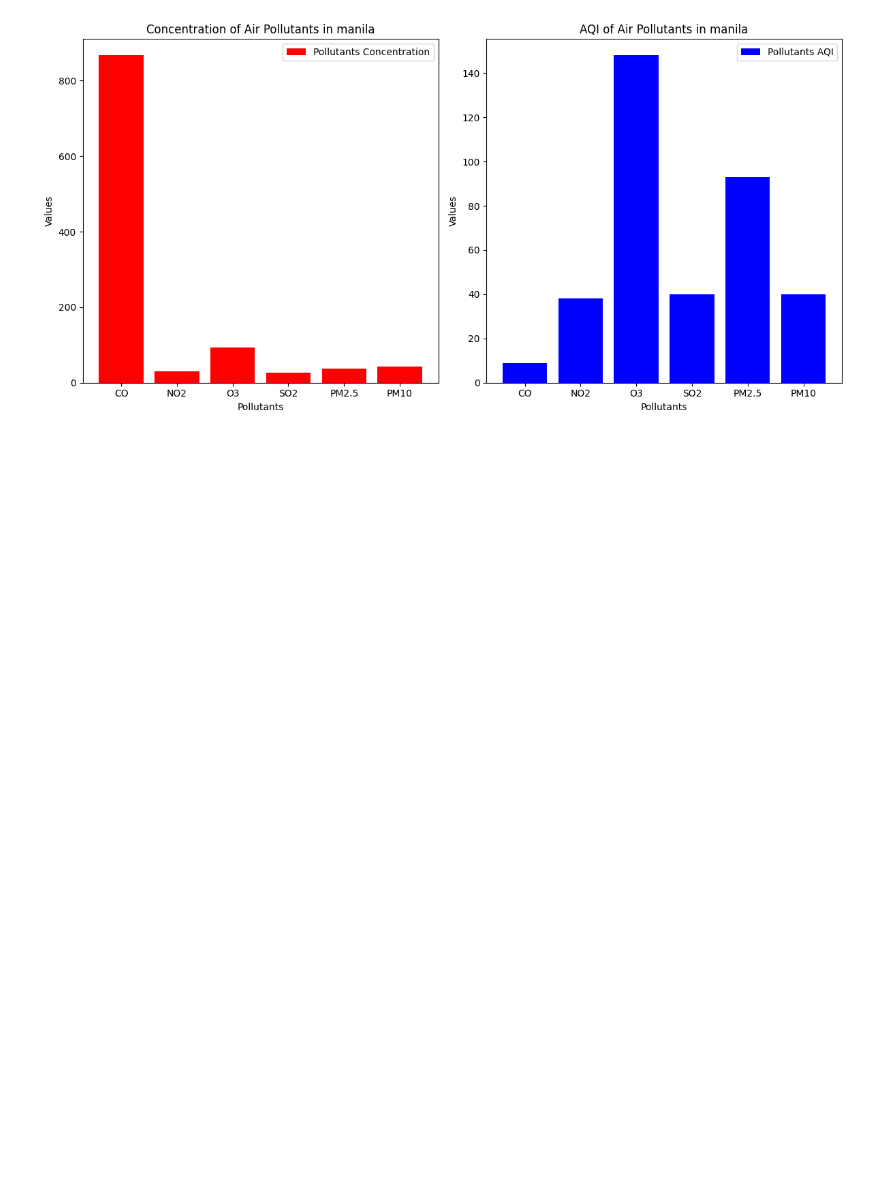
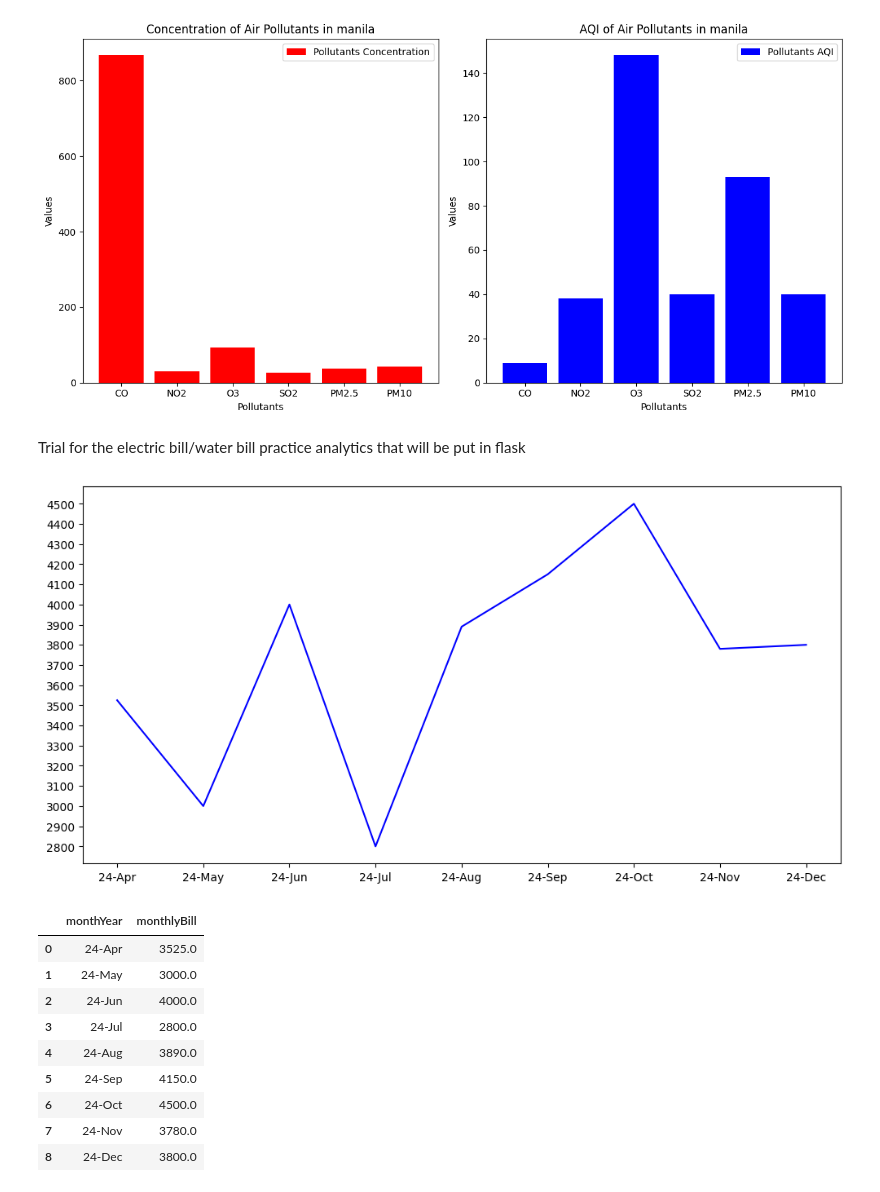
Before and after one commit to Alexander040105/self-learning-projects, a Jupyter notebook: csv_project/aral_pandas/self_activity.ipynb, the cells around one changed output. Drawn from its saved outputs; the diff is of its cells as text; code cells hidden in the pictures; blank space fills up the shorter version.

Commit message:
7/4/2024 Tried to use database and use line graph in matplotlib

```diff
--- a/csv_project/aral_pandas/self_activity.ipynb
+++ b/csv_project/aral_pandas/self_activity.ipynb
@@ -679,3 +679,40 @@ plt.show()
 [867, 30, 94, 27, 37, 43]
 ['CO', 'NO2', 'O3', 'SO2', 'PM2.5', 'PM10']
 [figure]
+# %% [markdown]
+Trial for the electric bill/water bill practice analytics that will be put in flask
+# %%
+import numpy as np
+import pandas as pd
+import matplotlib.pyplot as plt
+from matplotlib.ticker import ScalarFormatter, MultipleLocator
+
+data_file = pd.read_csv('python_csv\\practice_data.csv')
+
+# Remove the 'PHP' prefix and convert 'monthlyBill' to float
+data_file['monthlyBill'] = data_file['monthlyBill'].str.replace('PHP', '').str.replace(',', '').astype(float)
+
+
+# Plotting the bar chart with sorted data
+plt.figure(figsize=(12,6))
+plt.plot(data_file['monthYear'], data_file['monthlyBill'], color='blue', label='Monthly Bills')
+
+# get current axes
+ax = plt.gca()
+ax.yaxis.set_major_locator(MultipleLocator(100))
+ax.yaxis.set_major_formatter(ScalarFormatter())
+plt.show()
+
+data_file
+# %% [output]
+[figure, added]
+|  | monthYear | monthlyBill |
+| 0 | 24-Apr | 3525.0 |
+| 1 | 24-May | 3000.0 |
+| 2 | 24-Jun | 4000.0 |
+| 3 | 24-Jul | 2800.0 |
+| 4 | 24-Aug | 3890.0 |
+| 5 | 24-Sep | 4150.0 |
+| 6 | 24-Oct | 4500.0 |
+| 7 | 24-Nov | 3780.0 |
+| 8 | 24-Dec | 3800.0 |
```
Also changed, not shown: 4 other files.
